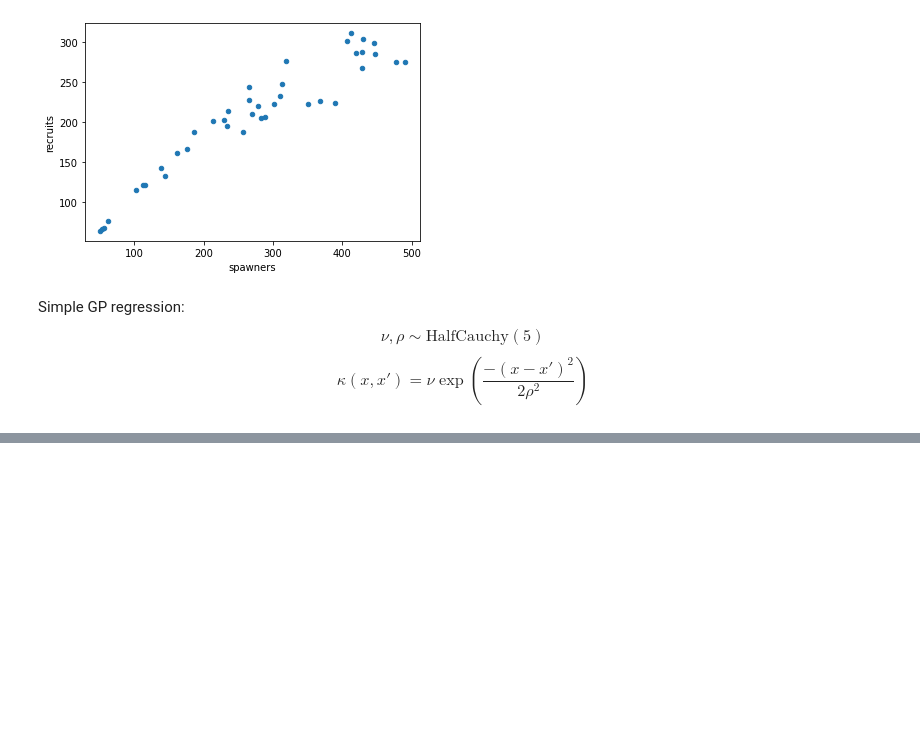
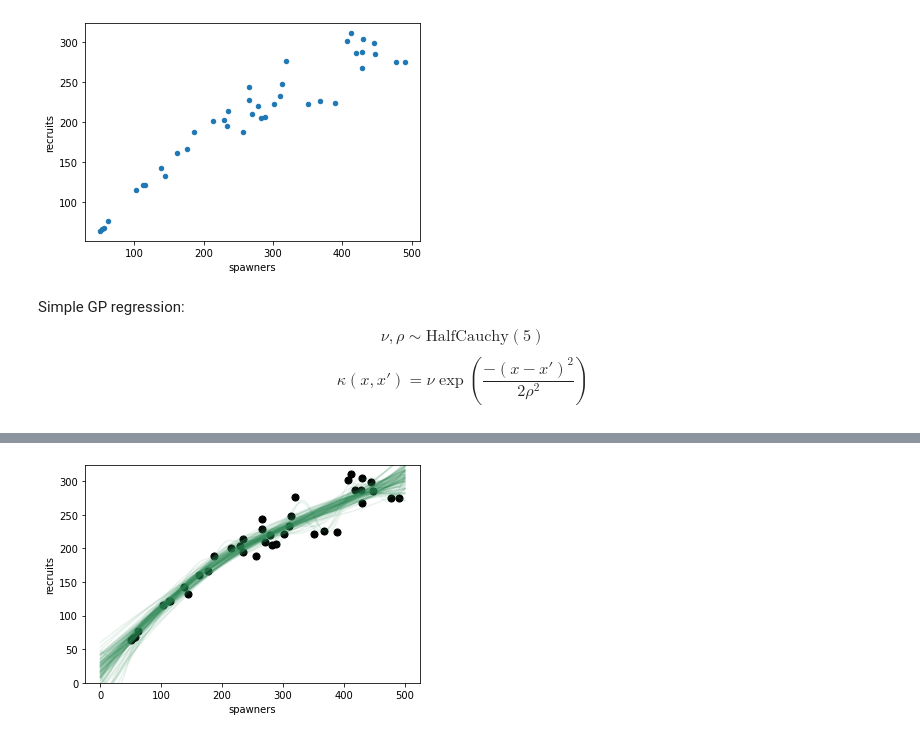
Before and after one commit to FreddyWordingham/gauss, a Jupyter notebook: notebooks/salmon_gp.ipynb, the cells around one changed output, grey strips where cells are left out. Cells and saved outputs as stored; diff of their text form; code cells hidden in the pictures; blank space fills up the shorter version.

```diff
--- a/notebooks/salmon_gp.ipynb
+++ b/notebooks/salmon_gp.ipynb
@@ -19,6 +19,8 @@ data.plot.scatter(x='spawners', y='recruits');
 Simple GP regression:
 $$ \nu, \rho \sim \text{HalfCauchy}(5)$$
 $$ \kappa(x,x') = \nu \exp \left( \frac{-(x-x')^2}{2 \rho^2} \right) $$
+# %%
+x, y = data[['spawners', 'recruits']].values.T
 # %%
 with pm.Model() as gp_salmon_model:
 
@@ -53,0 +56,6 @@ az.plot_trace(gp_trace, var_names=['ρ', 'η', 'σ']);
+# %%
+X_pred = np.linspace(0, 500, 100)
+
+with gp_salmon_model:
+    salmon_pred = recruit_gp.conditional("salmon_pred", X_pred.reshape(-1, 1))
+    gp_salmon_samples = pm.sample_posterior_predictive(gp_trace, vars=[salmon_pred], samples=100)
@@ -53,0 +64,7 @@ az.plot_trace(gp_trace, var_names=['ρ', 'η', 'σ']);
+# %%
+ax = data.plot.scatter(x='spawners', y='recruits', c='k', s=50)
+ax.set_ylim(0, None)
+for x in gp_salmon_samples['salmon_pred']:
+    ax.plot(X_pred, x, alpha=0.1, color='seagreen');
+# %% [output]
+[figure, added]
```
Also changed, not shown: parts of 7 cells of this notebook, 1 other file.
